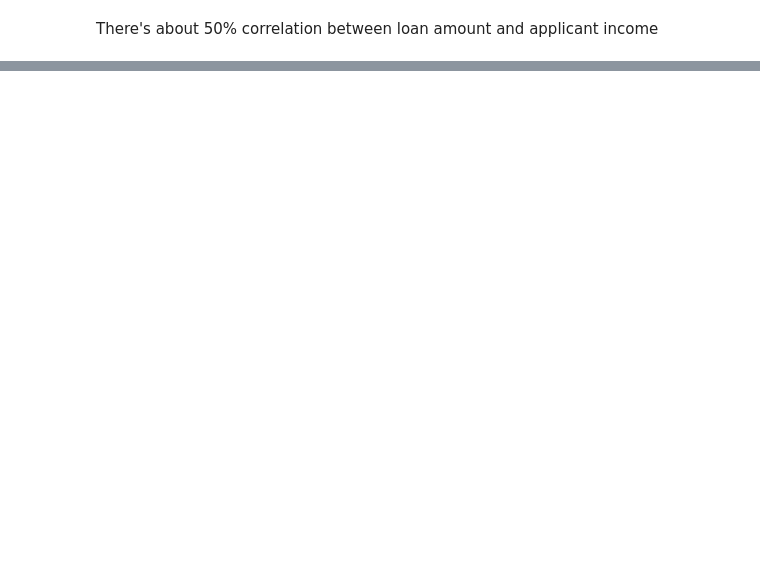
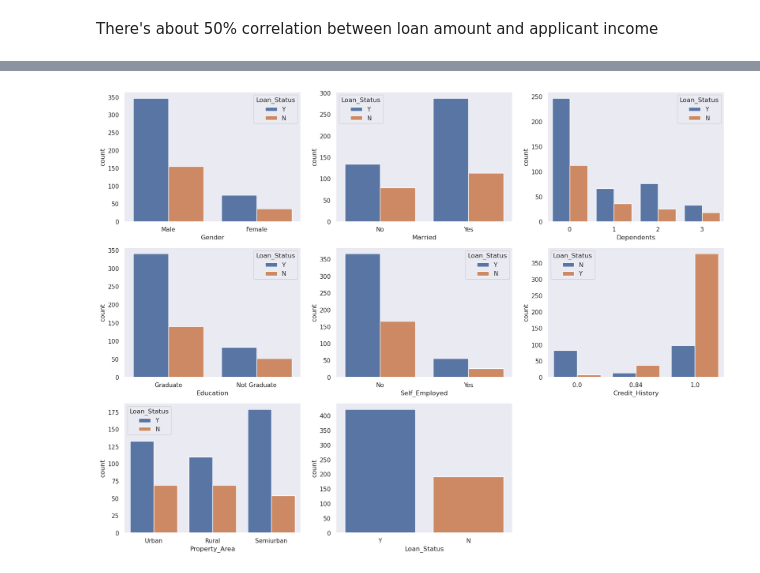
Before and after one commit to nedu10/Regression-and-Classification, a Jupyter notebook: Classification/Loan Prediction/main.ipynb, the cells around one changed output, grey strips where cells are left out. Saved outputs shown, nothing was run; the diff lists cells and outputs as text; code cells hidden in the pictures; blank space fills up the shorter version.

Commit message:
Completed EDA and Data Cleaning

```diff
--- a/Classification/Loan Prediction/main.ipynb
+++ b/Classification/Loan Prediction/main.ipynb
@@ -199,0 +242,8 @@ There's about 50% correlation between loan amount and applicant income
+# %%
+#Creating variables that stores all numeric and object columns
+
+numeric_columns = train_data.select_dtypes([int, float]).columns
+categorical_column = train_data.select_dtypes([object]).columns
+
+print("numeric_columns >> ", numeric_columns)
+print("categorical_column >> ", categorical_column)
@@ -199,0 +257,7 @@ There's about 50% correlation between loan amount and applicant income
+# %%
+#Inputing the missing numeric data with mean value
+
+
+for i in numeric_columns:
+    print('mean >> ', round(train_data[i].mean(), 2))
+    train_data[i].fillna(round(train_data[i].mean(), 2),inplace=True)
@@ -199,0 +270,5 @@ There's about 50% correlation between loan amount and applicant income
+# %%
+#Imputing object data with mode
+for i in categorical_column:
+    print(i,':', train_data[i].mode()[0])
+    train_data[i].fillna(train_data[i].mode()[0],inplace=True)
@@ -199,0 +324,12 @@ There's about 50% correlation between loan amount and applicant income
+# %%
+# Visualizing features with low uique values for better understanding
+
+low_unique_columns = ['Gender','Married','Dependents','Education','Self_Employed','Credit_History','Property_Area','Loan_Status']
+
+plt.figure(figsize=(20,20))
+for i, col in enumerate(low_unique_columns):
+    plt.subplot(4,3,i+1)
+    sns.set(style='dark')
+    sns.countplot(x = train_data[col], hue=train_data['Loan_Status'])
+# %% [output]
+[figure, added]
```
Also changed, not shown: parts of 40 cells of this notebook.
